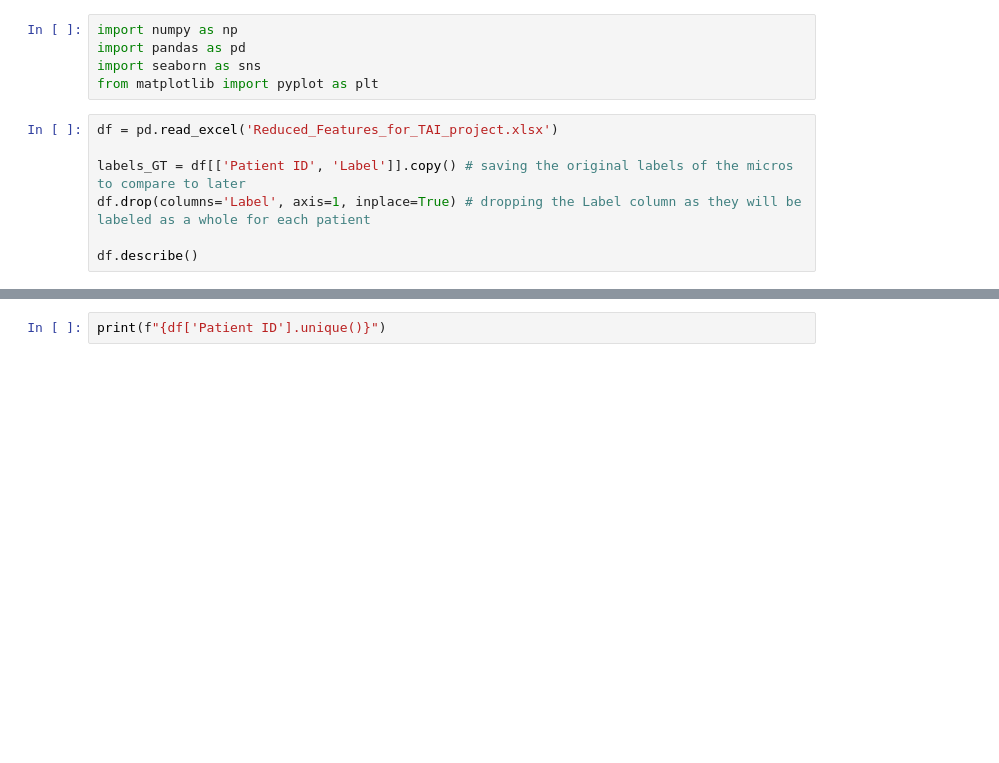
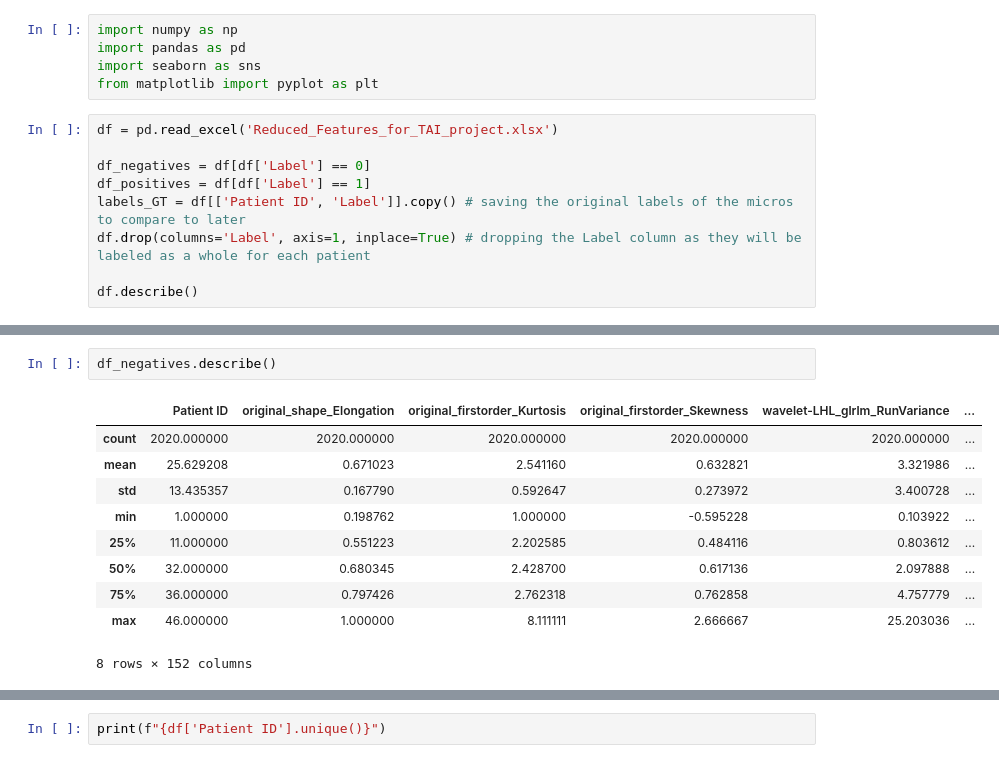
Before and after one commit to cesarz10/Techniques-of-AI, a Jupyter notebook: Project/breast_cancer.ipynb, the cells around one changed output, grey strips where cells are left out. Cells and saved outputs as stored; diff of their text form; blank space fills up the shorter version.

```diff
--- a/Project/breast_cancer.ipynb
+++ b/Project/breast_cancer.ipynb
@@ -11,6 +11,8 @@ from matplotlib import pyplot as plt
 # %%
 df = pd.read_excel('Reduced_Features_for_TAI_project.xlsx')
 
+df_negatives = df[df['Label'] == 0]
+df_positives = df[df['Label'] == 1]
 labels_GT = df[['Patient ID', 'Label']].copy() # saving the original labels of the micros to compare to later
 df.drop(columns='Label', axis=1, inplace=True) # dropping the Label column as they will be labeled as a whole for each patient
 
@@ -46,0 +31,13 @@ df.describe()
+# %%
+df_negatives.describe()
+# %% [output]
+|  | Patient ID | original_shape_Elongation | original_firstorder_Kurtosis | original_firstorder_Skewness | wavelet-LHL_glrlm_RunVariance | ... |
+| count | 2020.000000 | 2020.000000 | 2020.000000 | 2020.000000 | 2020.000000 | ... |
+| mean | 25.629208 | 0.671023 | 2.541160 | 0.632821 | 3.321986 | ... |
+| std | 13.435357 | 0.167790 | 0.592647 | 0.273972 | 3.400728 | ... |
+| min | 1.000000 | 0.198762 | 1.000000 | -0.595228 | 0.103922 | ... |
+| 25% | 11.000000 | 0.551223 | 2.202585 | 0.484116 | 0.803612 | ... |
+| 50% | 32.000000 | 0.680345 | 2.428700 | 0.617136 | 2.097888 | ... |
+| 75% | 36.000000 | 0.797426 | 2.762318 | 0.762858 | 4.757779 | ... |
+| max | 46.000000 | 1.000000 | 8.111111 | 2.666667 | 25.203036 | ... |
+8 rows × 152 columns
```
Also changed, not shown: parts of 4 cells of this notebook.
